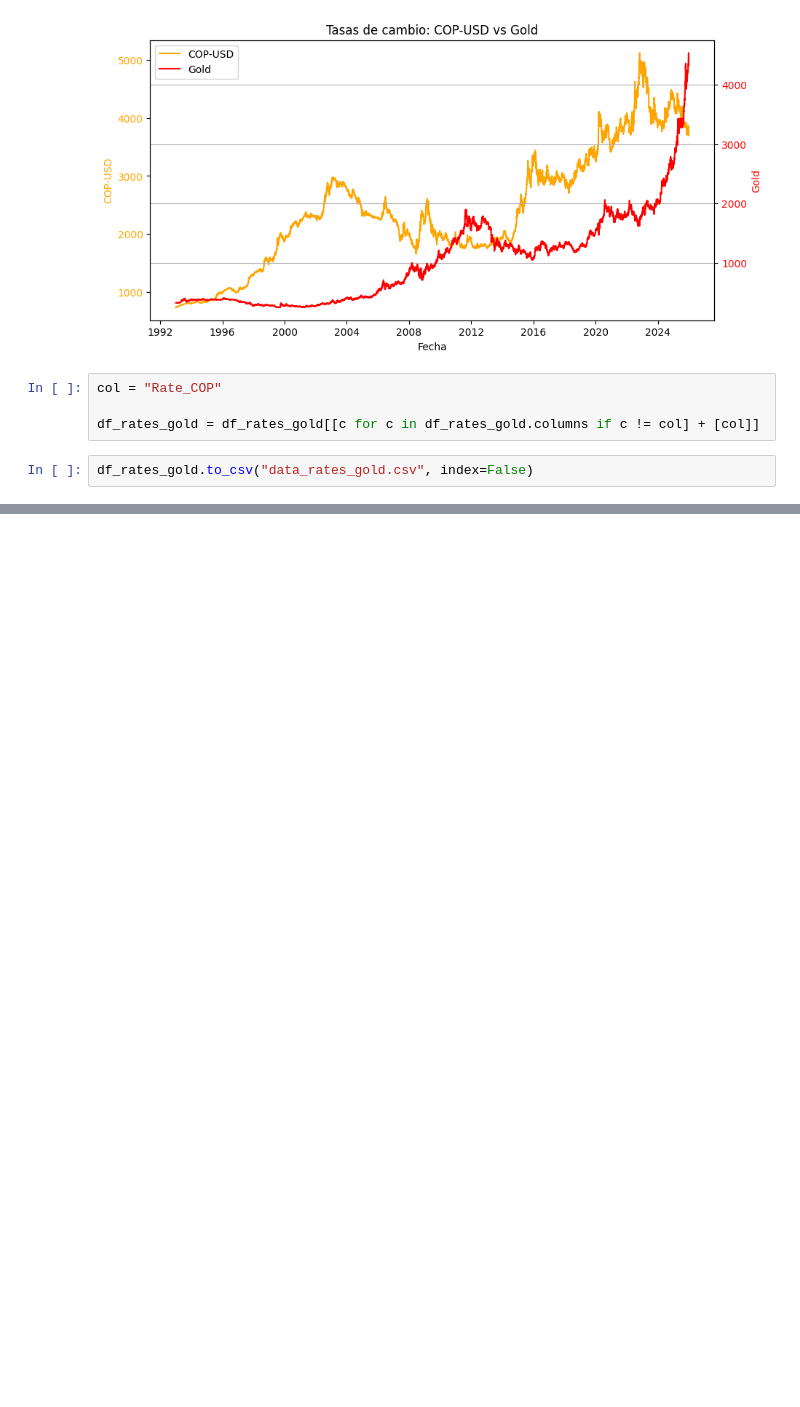
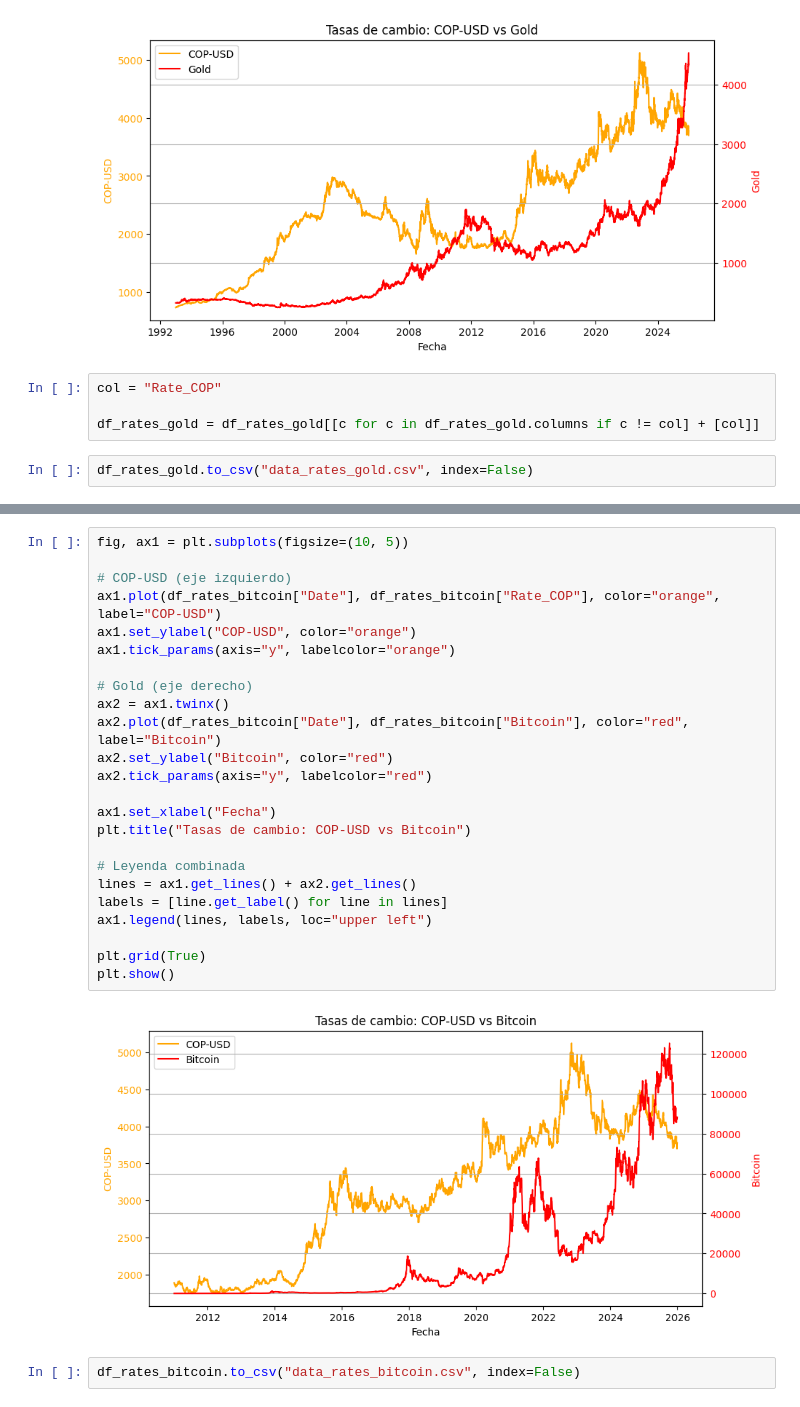
Before and after one commit to oscardi777/Test-Codigos, a Jupyter notebook: Data_predict/data_caracteristica.ipynb, the cells around one changed output, grey strips where cells are left out. Cells and saved outputs as stored; diff of their text form; blank space fills up the shorter version.

Commit message:
new data for forecasting

```diff
--- a/Data_predict/data_caracteristica.ipynb
+++ b/Data_predict/data_caracteristica.ipynb
@@ -401,0 +453,28 @@ df_rates_gold.to_csv("data_rates_gold.csv", index=False)
+# %%
+fig, ax1 = plt.subplots(figsize=(10, 5))
+
+# COP-USD (eje izquierdo)
+ax1.plot(df_rates_bitcoin["Date"], df_rates_bitcoin["Rate_COP"], color="orange", label="COP-USD")
+ax1.set_ylabel("COP-USD", color="orange")
+ax1.tick_params(axis="y", labelcolor="orange")
+
+# Gold (eje derecho)
+ax2 = ax1.twinx()
+ax2.plot(df_rates_bitcoin["Date"], df_rates_bitcoin["Bitcoin"], color="red", label="Bitcoin")
+ax2.set_ylabel("Bitcoin", color="red")
+ax2.tick_params(axis="y", labelcolor="red")
+
+ax1.set_xlabel("Fecha")
+plt.title("Tasas de cambio: COP-USD vs Bitcoin")
+
+# Leyenda combinada
+lines = ax1.get_lines() + ax2.get_lines()
+labels = [line.get_label() for line in lines]
+ax1.legend(lines, labels, loc="upper left")
+
+plt.grid(True)
+plt.show()
+# %% [output]
+[figure, added]
+# %%
+df_rates_bitcoin.to_csv("data_rates_bitcoin.csv", index=False)
```
Also changed, not shown: parts of 6 cells of this notebook, 5 other files.
